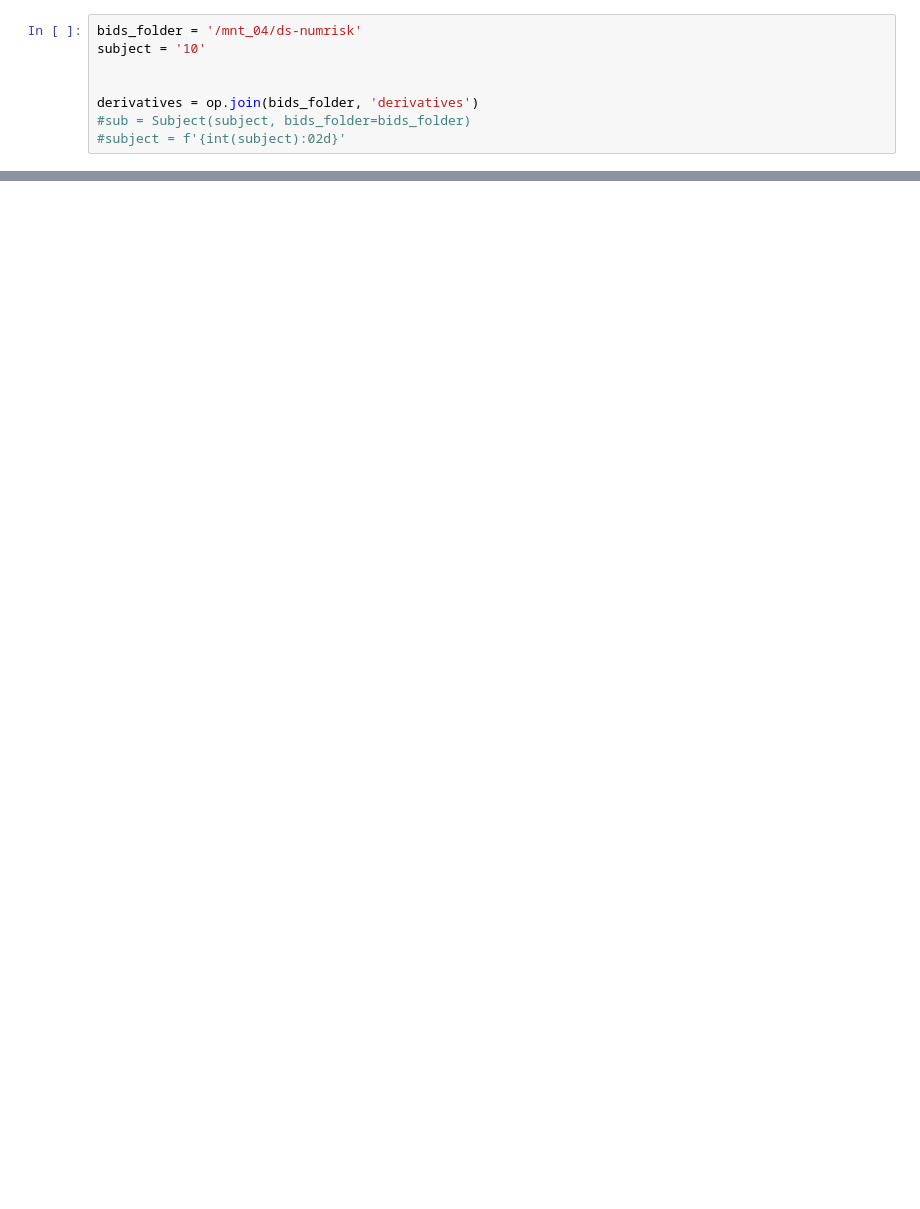
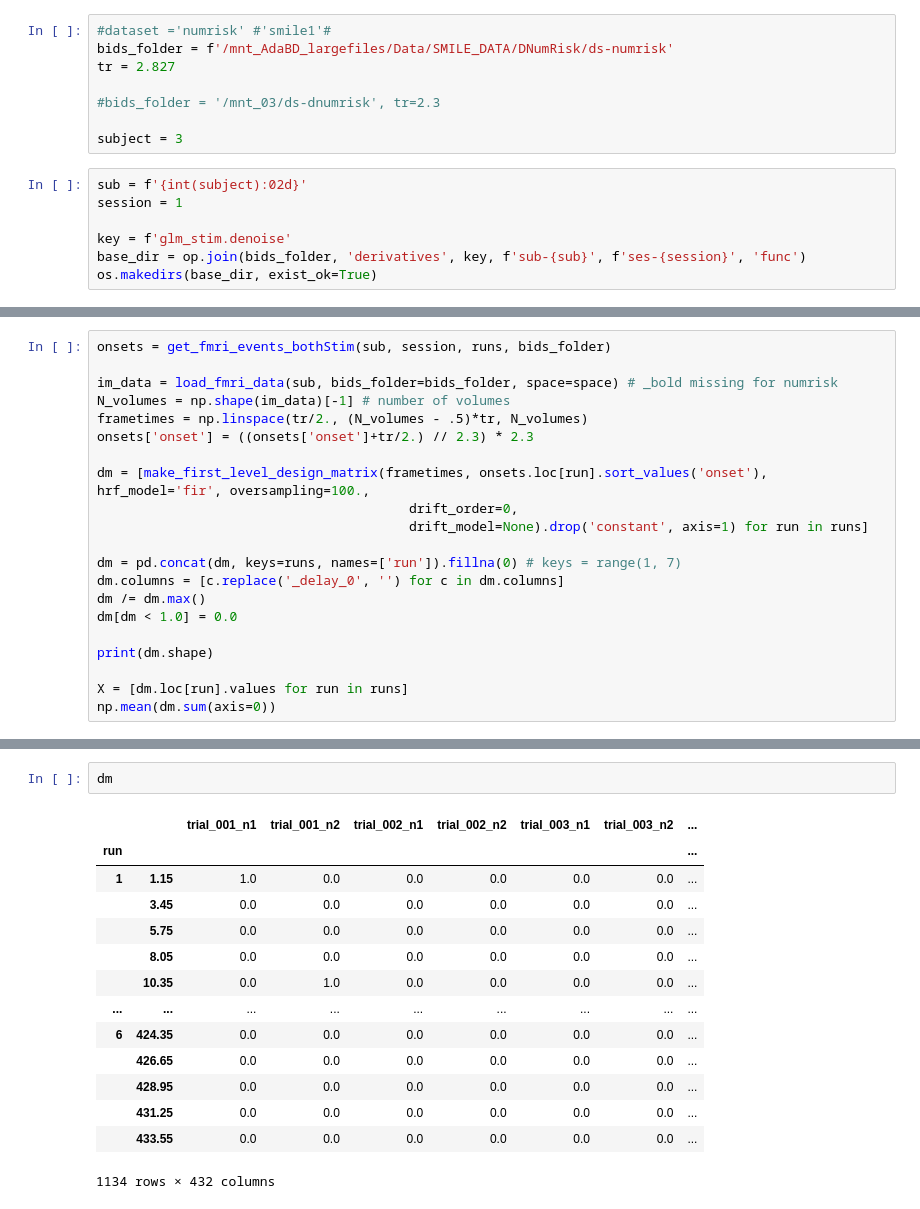
Before and after one commit to mrenke/parietal_patterns, a Jupyter notebook: miguel_data/try_fit_glmSingle.ipynb, the cells around one changed output, grey strips where cells are left out. Cells and saved outputs as stored; diff of their text form; blank space fills up the shorter version.

Commit message:
glmDenois bothStim miguels data (numrisk)

```diff
--- a/miguel_data/try_fit_glmSingle.ipynb
+++ b/miguel_data/try_fit_glmSingle.ipynb
@@ -13,8 +29,15 @@ warnings.filterwarnings('ignore')
+# %%
+#dataset ='numrisk' #'smile1'#
+bids_folder = f'/mnt_AdaBD_largefiles/Data/SMILE_DATA/DNumRisk/ds-numrisk'
+tr = 2.827
+
+#bids_folder = '/mnt_03/ds-dnumrisk', tr=2.3
+
+subject = 3
 # %%
-bids_folder = '/mnt_04/ds-numrisk'
-subject = '10'
+sub = f'{int(subject):02d}'
+session = 1
 
-
-derivatives = op.join(bids_folder, 'derivatives')
-#sub = Subject(subject, bids_folder=bids_folder)
-#subject = f'{int(subject):02d}'
+key = f'glm_stim.denoise'
+base_dir = op.join(bids_folder, 'derivatives', key, f'sub-{sub}', f'ses-{session}', 'func')
+os.makedirs(base_dir, exist_ok=True)
@@ -36,0 +44,21 @@ ims
+# %%
+onsets = get_fmri_events_bothStim(sub, session, runs, bids_folder)
+
+im_data = load_fmri_data(sub, bids_folder=bids_folder, space=space) # _bold missing for numrisk
+N_volumes = np.shape(im_data)[-1] # number of volumes
+frametimes = np.linspace(tr/2., (N_volumes - .5)*tr, N_volumes)
+onsets['onset'] = ((onsets['onset']+tr/2.) // 2.3) * 2.3
+
+dm = [make_first_level_design_matrix(frametimes, onsets.loc[run].sort_values('onset'), hrf_model='fir', oversampling=100.,
+                                        drift_order=0,
+                                        drift_model=None).drop('constant', axis=1) for run in runs]
+
+dm = pd.concat(dm, keys=runs, names=['run']).fillna(0) # keys = range(1, 7)
+dm.columns = [c.replace('_delay_0', '') for c in dm.columns]
+dm /= dm.max()
+dm[dm < 1.0] = 0.0
+
+print(dm.shape)
+
+X = [dm.loc[run].values for run in runs]
+np.mean(dm.sum(axis=0))
@@ -36,0 +354,17 @@ ims
+# %%
+dm
+# %% [output]
+|  |  | trial_001_n1 | trial_001_n2 | trial_002_n1 | trial_002_n2 | trial_003_n1 | trial_003_n2 | ... |
+| run |  |  |  |  |  |  |  | ... |
+| 1 | 1.15 | 1.0 | 0.0 | 0.0 | 0.0 | 0.0 | 0.0 | ... |
+|  | 3.45 | 0.0 | 0.0 | 0.0 | 0.0 | 0.0 | 0.0 | ... |
+|  | 5.75 | 0.0 | 0.0 | 0.0 | 0.0 | 0.0 | 0.0 | ... |
+|  | 8.05 | 0.0 | 0.0 | 0.0 | 0.0 | 0.0 | 0.0 | ... |
+|  | 10.35 | 0.0 | 1.0 | 0.0 | 0.0 | 0.0 | 0.0 | ... |
+| ... | ... | ... | ... | ... | ... | ... | ... | ... |
+| 6 | 424.35 | 0.0 | 0.0 | 0.0 | 0.0 | 0.0 | 0.0 | ... |
+|  | 426.65 | 0.0 | 0.0 | 0.0 | 0.0 | 0.0 | 0.0 | ... |
+|  | 428.95 | 0.0 | 0.0 | 0.0 | 0.0 | 0.0 | 0.0 | ... |
+|  | 431.25 | 0.0 | 0.0 | 0.0 | 0.0 | 0.0 | 0.0 | ... |
+|  | 433.55 | 0.0 | 0.0 | 0.0 | 0.0 | 0.0 | 0.0 | ... |
+1134 rows × 432 columns
```
Also changed, not shown: parts of 45 cells of this notebook, 3 other files.
